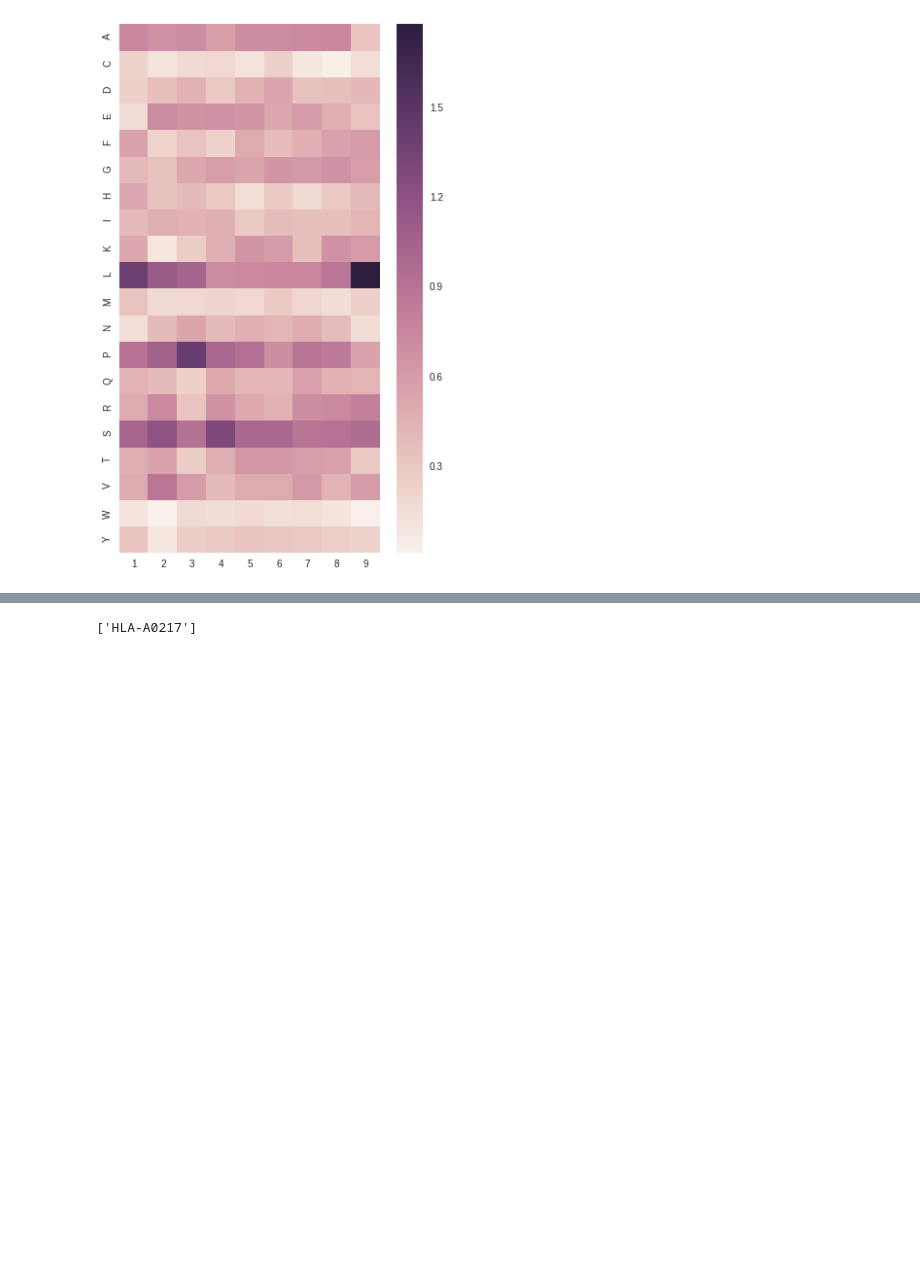
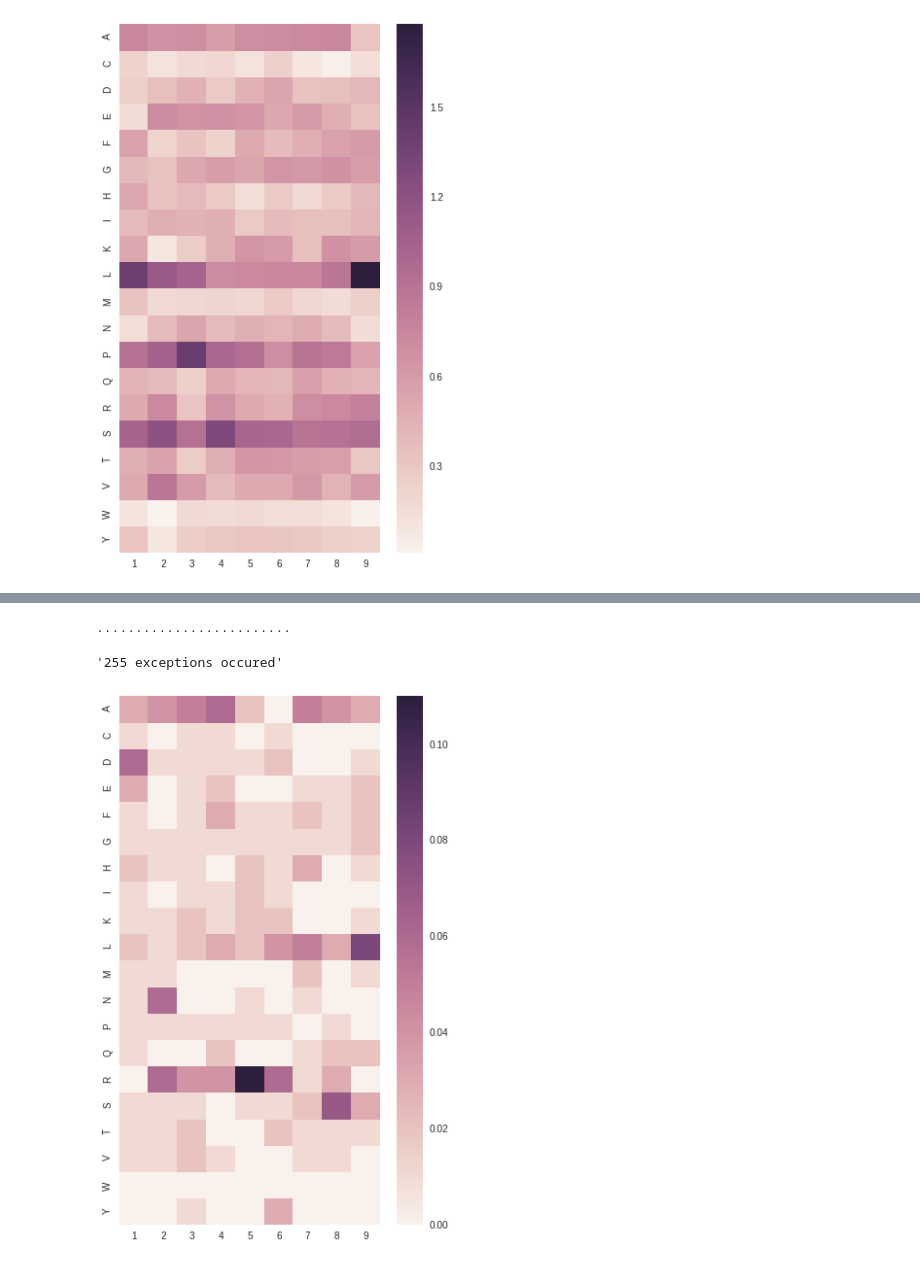
Before and after one commit to antigenomics/ipred, a Jupyter notebook: human_peptides.ipynb, the cells around one changed output, grey strips where cells are left out. Saved outputs shown, nothing was run; the diff lists cells and outputs as text; code cells hidden in the pictures; blank space fills up the shorter version.

```diff
--- a/human_peptides.ipynb
+++ b/human_peptides.ipynb
@@ -348,8 +348,14 @@ plot_freq(freq_HLA_0217)
 [figure]
 # %% [markdown]
 <img style="float: left;" src="data/HLA-A2anchors.png">
-# %%
-file1 = 'output/HLA-A0217.csv'
-[file1.split('/')[1].strip('.csv')]
-# %% [output]
-['HLA-A0217']
+# %%
+make_prediction('output/HLA-B1402.csv')
+# %% [output]
+.........................
+'255 exceptions occured'
+# %%
+freq_HLA_B1402 = count_freq('output/HLA-B1402.csv')
+plot_freq(freq_HLA_B1402)
+# http://www.jbc.org/content/269/51/32426.full.pdf
+# %% [output]
+[figure, added]
```
Also changed, not shown: parts of 1 cell of this notebook.
